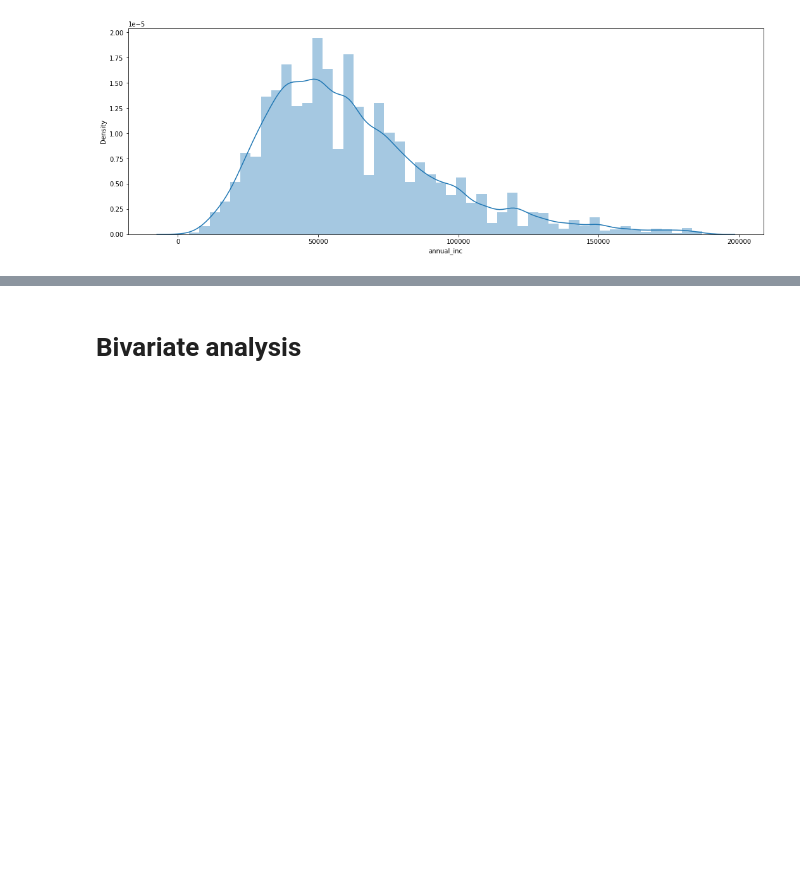
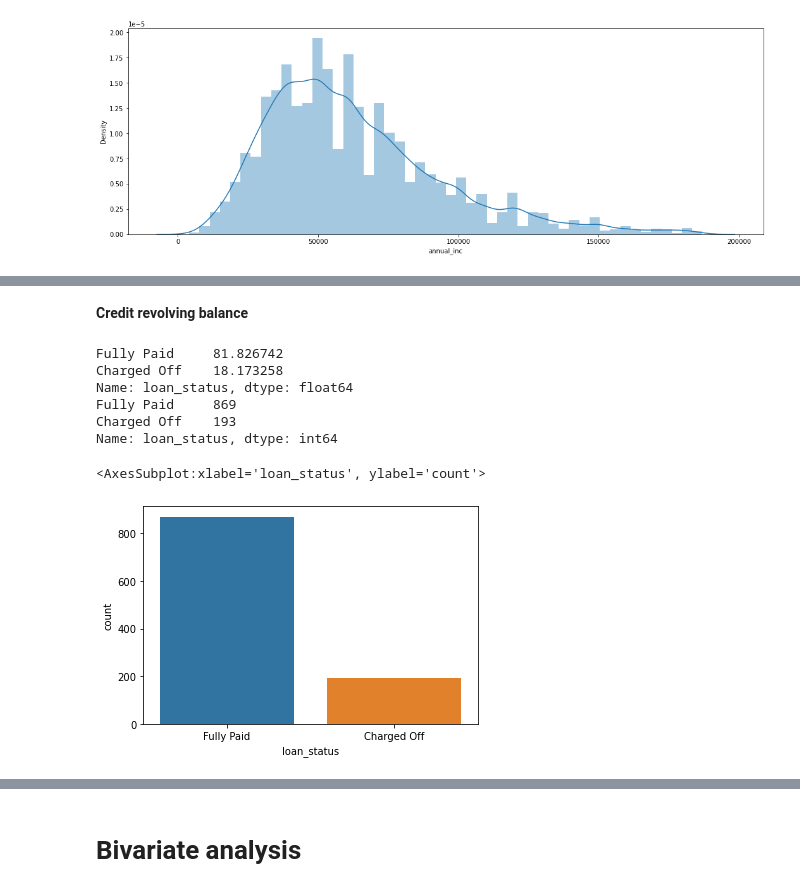
Before and after one commit to suchins3/LendingClub, a Jupyter notebook: Lending club case study.ipynb, the cells around one changed output, grey strips where cells are left out. Drawn from its saved outputs; the diff is of its cells as text; code cells hidden in the pictures; blank space fills up the shorter version.

```diff
--- a/Lending club case study.ipynb
+++ b/Lending club case study.ipynb
@@ -400,0 +534,18 @@ sns.distplot(df['annual_inc'])
+# %% [markdown]
+**Credit revolving balance**
+# %%
+thresh= 40000
+
+print(df[df['credit_revol_bal']>=thresh]['loan_status'].value_counts(normalize=True)*100)
+print(df[df['credit_revol_bal']>=thresh]['loan_status'].value_counts())
+
+sns.countplot(df[df['credit_revol_bal']>=thresh]['loan_status'])
+# %% [output]
+Fully Paid     81.826742
+Charged Off    18.173258
+Name: loan_status, dtype: float64
+Fully Paid     869
+Charged Off    193
+Name: loan_status, dtype: int64
+<AxesSubplot:xlabel='loan_status', ylabel='count'>
+[figure, added]
```
Also changed, not shown: parts of 45 cells of this notebook.
